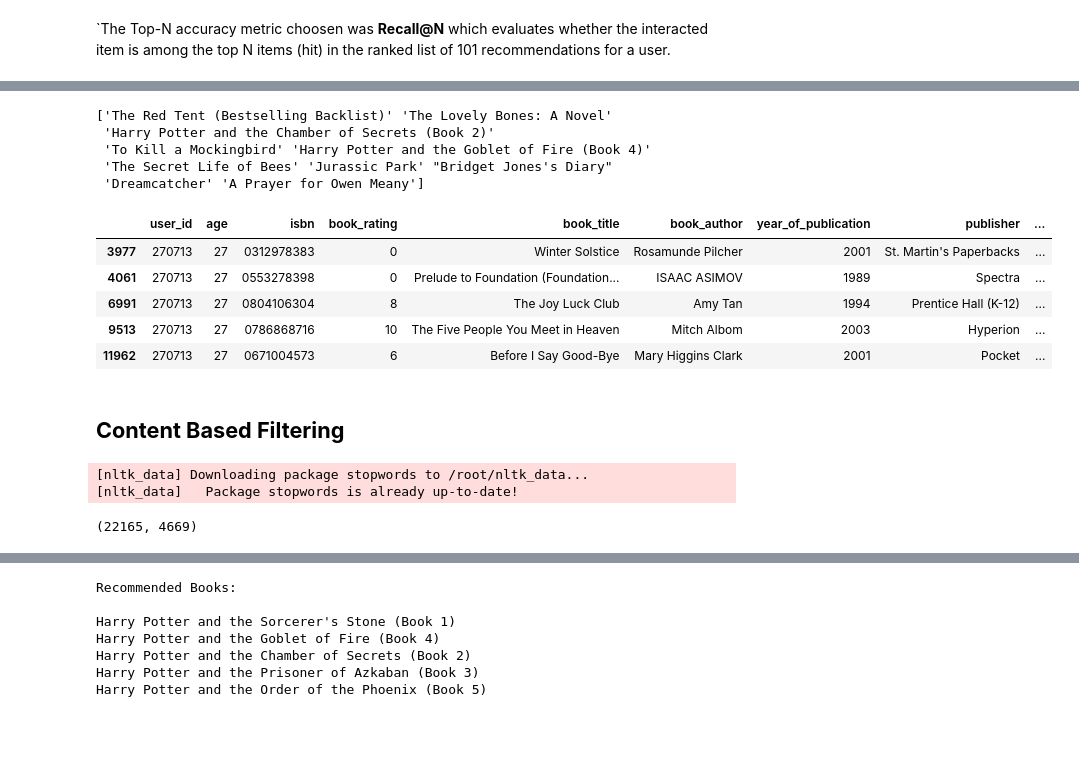
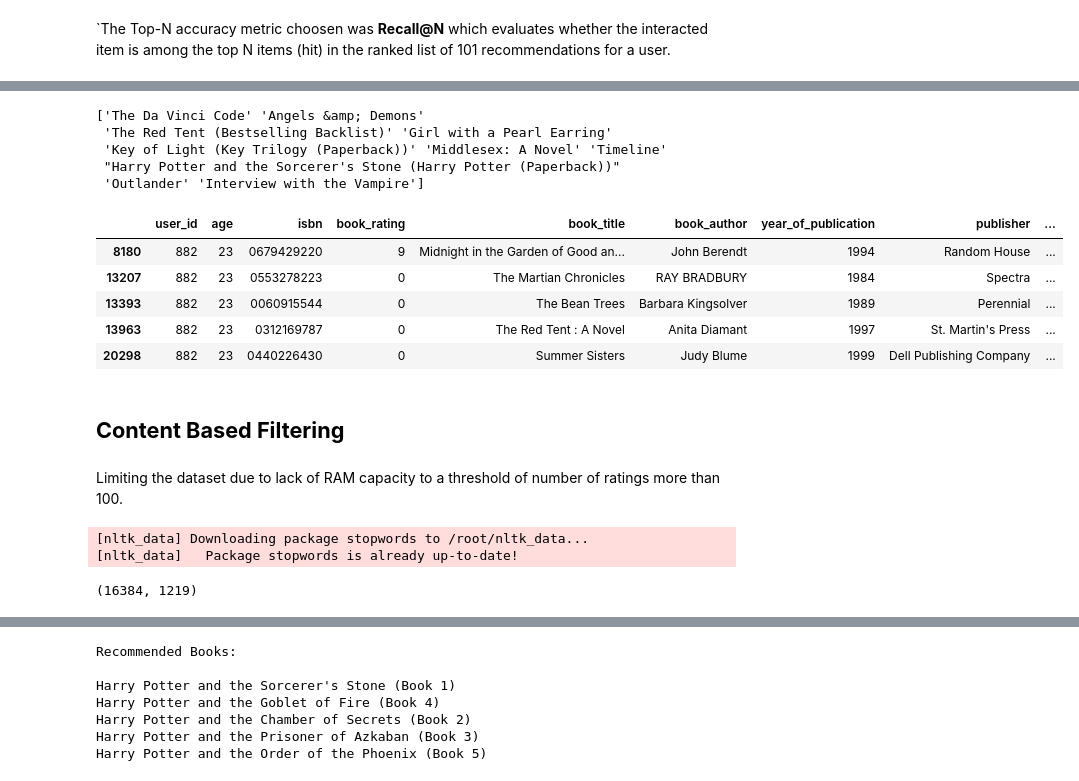
Before and after one commit to sahu-vishal/Book-Recommendation-System, a Jupyter notebook: Book_Recommendation_System.ipynb, the cells around one changed output, grey strips where cells are left out. Saved outputs shown, nothing was run; the diff lists cells and outputs as text; code cells hidden in the pictures; blank space fills up the shorter version.

```diff
--- a/Book_Recommendation_System.ipynb
+++ b/Book_Recommendation_System.ipynb
@@ -1040,21 +1123,21 @@ Global metrics:
 # %%
-rec = cf_recommender_model.recommend_items(270713)
+rec = cf_recommender_model.recommend_items(882)
 rec = le.inverse_transform(rec['book_title'])
 print(rec)
 # %% [output]
-['The Red Tent (Bestselling Backlist)' 'The Lovely Bones: A Novel'
- 'Harry Potter and the Chamber of Secrets (Book 2)'
- 'To Kill a Mockingbird' 'Harry Potter and the Goblet of Fire (Book 4)'
- 'The Secret Life of Bees' 'Jurassic Park' "Bridget Jones's Diary"
- 'Dreamcatcher' 'A Prayer for Owen Meany']
+['The Da Vinci Code' 'Angels &amp; Demons'
+ 'The Red Tent (Bestselling Backlist)' 'Girl with a Pearl Earring'
+ 'Key of Light (Key Trilogy (Paperback))' 'Middlesex: A Novel' 'Timeline'
+ "Harry Potter and the Sorcerer's Stone (Harry Potter (Paperback))"
+ 'Outlander' 'Interview with the Vampire']
 # %%
-merged_df[merged_df['user_id']==270713].head()
+merged_df[merged_df['user_id']==882].head()
 # %% [output]
 |  | user_id | age | isbn | book_rating | book_title | book_author | year_of_publication | publisher | ... |
-| 3977 | 270713 | 27 | 0312978383 | 0 | Winter Solstice | Rosamunde Pilcher | 2001 | St. Martin's Paperbacks | ... |
-| 4061 | 270713 | 27 | 0553278398 | 0 | Prelude to Foundation (Foundation... | ISAAC ASIMOV | 1989 | Spectra | ... |
-| 6991 | 270713 | 27 | 0804106304 | 8 | The Joy Luck Club | Amy Tan | 1994 | Prentice Hall (K-12) | ... |
-| 9513 | 270713 | 27 | 0786868716 | 10 | The Five People You Meet in Heaven | Mitch Albom | 2003 | Hyperion | ... |
-| 11962 | 270713 | 27 | 0671004573 | 6 | Before I Say Good-Bye | Mary Higgins Clark | 2001 | Pocket | ... |
+| 8180 | 882 | 23 | 0679429220 | 9 | Midnight in the Garden of Good an... | John Berendt | 1994 | Random House | ... |
+| 13207 | 882 | 23 | 0553278223 | 0 | The Martian Chronicles | RAY BRADBURY | 1984 | Spectra | ... |
+| 13393 | 882 | 23 | 0060915544 | 0 | The Bean Trees | Barbara Kingsolver | 1989 | Perennial | ... |
+| 13963 | 882 | 23 | 0312169787 | 0 | The Red Tent : A Novel | Anita Diamant | 1997 | St. Martin's Press | ... |
+| 20298 | 882 | 23 | 0440226430 | 0 | Summer Sisters | Judy Blume | 1999 | Dell Publishing Company | ... |
 # %% [markdown]
 ## **Content Based Filtering**
@@ -1063,0 +1144,2 @@ filtered_df = filtered_df.reset_index(drop = True)
+# %% [markdown]
+Limiting the dataset due to lack of RAM capacity to a threshold of number of ratings more than 100.
@@ -1064,25 +1148,18 @@ filtered_df = filtered_df.reset_index(drop = True)
 # %%
-#Ignoring stopwords (words with no semantics) from English
-import nltk
-from nltk.corpus import stopwords
-from sklearn.preprocessing import normalize
-nltk.download('stopwords')
-from sklearn.feature_extraction.text import TfidfVectorizer
-
 #Trains a model whose vectors, composed by the main unigrams and bigrams found in the corpus, ignoring stopwords
 vectorizer = TfidfVectorizer(analyzer='word',
                      ngram_range=(1, 2),
                      min_df=1,
                      stop_words='english')
 
-item_ids = filtered_df['book_title'].tolist()
-tfidf_matrix = vectorizer.fit_transform(filtered_df['book_title'] + "" + filtered_df['book_author'])
+item_ids = filtered_df_updated['book_title'].tolist()
+tfidf_matrix = vectorizer.fit_transform(filtered_df_updated['book_title'] + "" + filtered_df_updated['book_author'])
 tfidf_feature_names = vectorizer.get_feature_names()
 tfidf_matrix.shape
 # %% [output]
 [nltk_data] Downloading package stopwords to /root/nltk_data...
 [nltk_data]   Package stopwords is already up-to-date!
-(22165, 4669)
+(16384, 1219)
 # %%
 normalized_df = tfidf_matrix.astype(np.float32)
 cosine_similarities = cosine_similarity(normalized_df, normalized_df)
```
Also changed, not shown: parts of 80 cells of this notebook.
